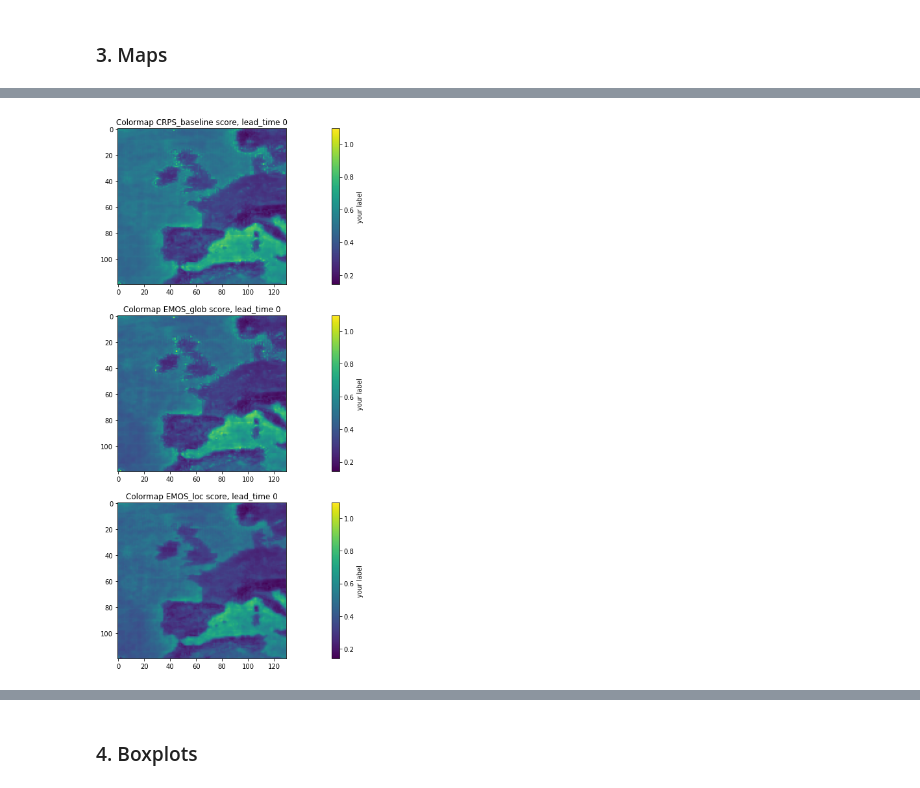
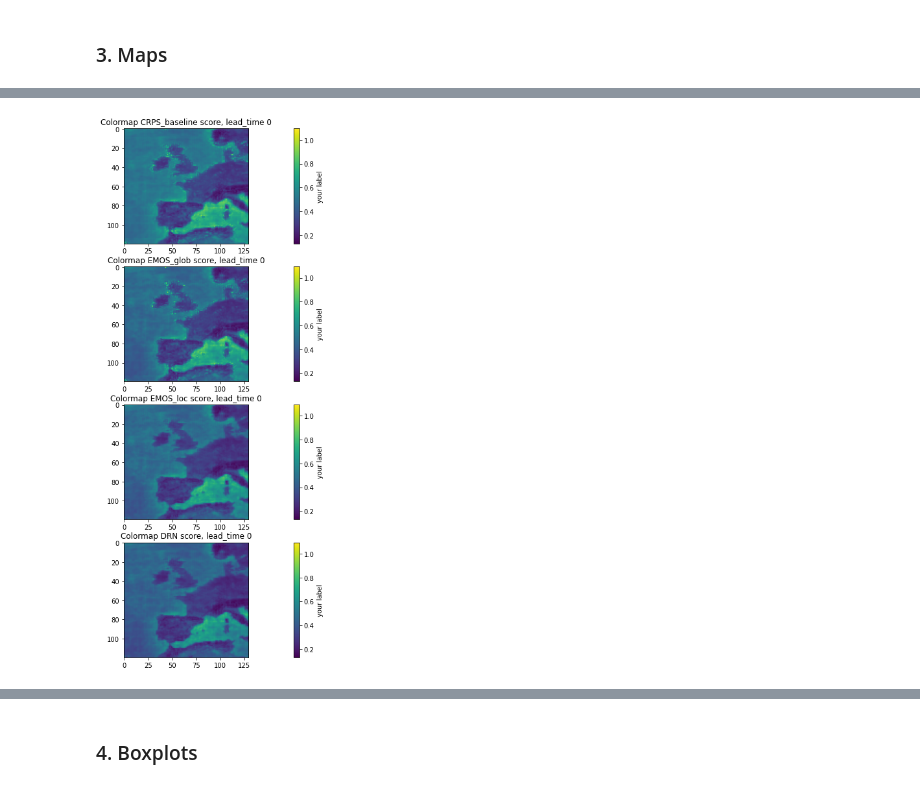
Before and after one commit to cleveryangcong/Bachelor_Thesis, a Jupyter notebook: notebooks/reports/1.1-dc-score_visualization_final.ipynb, the cells around one changed output, grey strips where cells are left out. Saved outputs shown, nothing was run; the diff lists cells and outputs as text; code cells hidden in the pictures.

```diff
--- a/notebooks/reports/1.1-dc-score_visualization_final.ipynb
+++ b/notebooks/reports/1.1-dc-score_visualization_final.ipynb
@@ -210,9 +217,9 @@ heatmap_lead("t2m", 0)
 [figure]
 [interactive output not drawn]
 # %%
-heatmap_lead("ws10", 0, models=[True, True, True, False])
+heatmap_lead("ws10", 0, models=[True, True, True, True])
 # %% [output]
-[figure, old version]
+[figure, new version]
 [interactive output not drawn]
 # %% [markdown]
 ### 4. Boxplots
```
Also changed, not shown: parts of 5 cells of this notebook.
